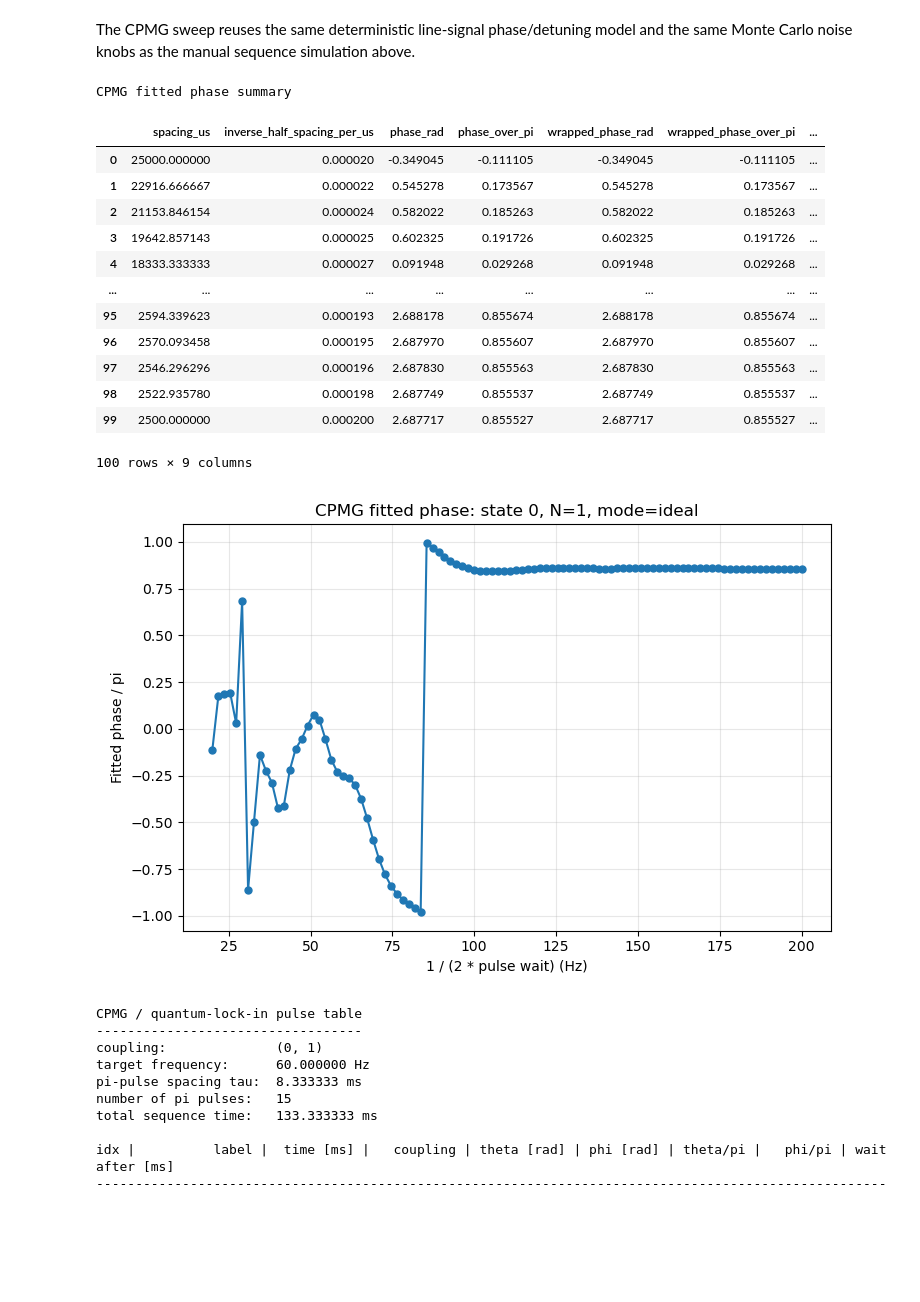
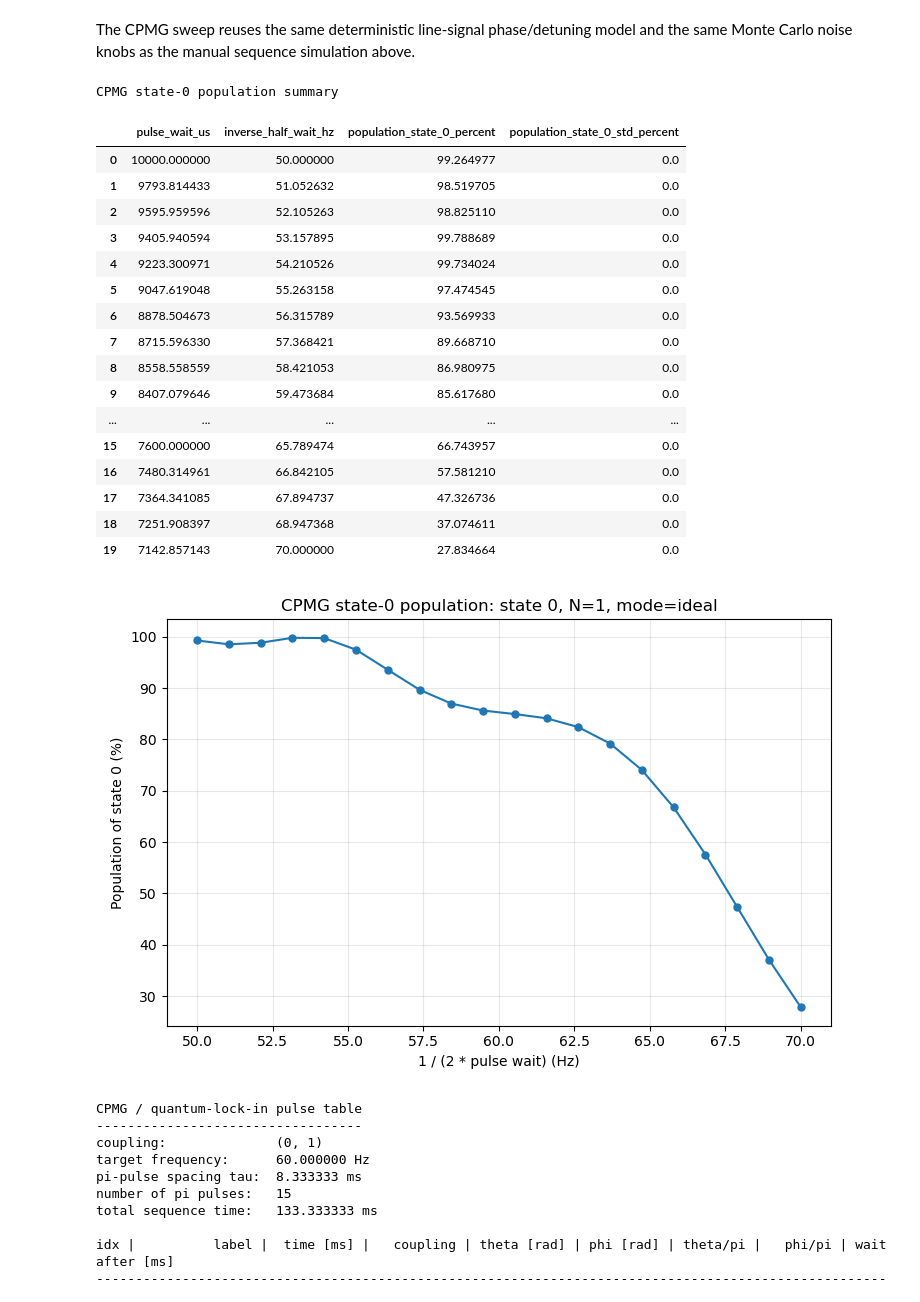
Before and after one commit to GauravTathed/PhD_python_scripts, a Jupyter notebook: General_Simulations/sequence_simulation.ipynb, the cells around one changed output. Drawn from its saved outputs; the diff is of its cells as text; code cells hidden in the pictures; blank space fills up the shorter version.

```diff
--- a/General_Simulations/sequence_simulation.ipynb
+++ b/General_Simulations/sequence_simulation.ipynb
@@ -721,16 +713,16 @@ mappings = {
 }
 
 cpmg_coupling = (0, 1)
-cpmg_num_pi_pulses = 1
-cpmg_measured_state_index = initial_state_index
+cpmg_num_pi_pulses = 3
+cpmg_measured_state_index = 0
 
 cpmg_initial_pi_half_phase_rad = 0.0
 cpmg_pi_pulse_phase_rad = np.pi/2
 cpmg_initial_wait_us = 10467
 
-cpmg_final_pi_half_phases_rad = np.linspace(0.0, 2.0 * np.pi, 61)
+cpmg_final_pi_half_phase_rad = 0.0
 # cpmg_pi_pulse_spacings_us = np.linspace(1000.0, 10000.0, 101)
-cpmg_freq_MHz = np.linspace(50, 70, 20)*1e-6
+cpmg_freq_MHz = np.linspace(20, 200, 500)*1e-6
 cpmg_pi_pulse_spacings_us = (1.0 / (2.0 * cpmg_freq_MHz))
 print(cpmg_pi_pulse_spacings_us)
 # Optional CPMG-only overrides.
@@ -747,10 +752,10 @@ cpmg_sensitivity_mhz_per_g = None
 # %%
-cpmg_sweep_result = run_cpmg_phase_spacing_sweep(
+cpmg_sweep_result = run_cpmg_spacing_sweep(
     coupling=cpmg_coupling,
     mappings=mappings,
     dimension=dimension,
     initial_state=initial_state,
-    final_pi_half_phases_rad=cpmg_final_pi_half_phases_rad,
+    final_pi_half_phase_rad=cpmg_final_pi_half_phase_rad,
     pi_pulse_spacings_us=cpmg_pi_pulse_spacings_us,
     num_pi_pulses=cpmg_num_pi_pulses,
     measured_state_index=cpmg_measured_state_index,
@@ -790,18 +795,19 @@ cpmg_sweep_result = run_cpmg_phase_spacing_sweep(
 
 print(f"measured_state_label = {cpmg_sweep_result['measured_state_label']}")
 print(f"nominal_pi_time_us = {cpmg_sweep_result['nominal_pi_time_us']}")
+print(f"final_pi_half_phase_rad = {cpmg_sweep_result['final_pi_half_phase_rad']}")
 print(f"simulation_mode = {cpmg_sweep_result['simulation_mode']}")
 print(f"use_line_signal = {cpmg_sweep_result['use_line_signal']}")
-print("Example CPMG sequence (first spacing and first final phase):")
+print("Example CPMG sequence (first wait value):")
 display_records(cpmg_sweep_result['sequence_examples']['first']['sequence_steps'])
-plot_cpmg_phase_spacing_sweep(cpmg_sweep_result)
+plot_cpmg_population_vs_wait(cpmg_sweep_result)
 plot_sequence_timeline(
     cpmg_sweep_result['prepared_examples']['first'],
     mappings,
     line_model=line_model,
     use_line_signal=use_line_signal,
     line_reference=line_reference,
-    title_prefix="CPMG timeline (first spacing / first phase)",
+    title_prefix="CPMG timeline (first wait value)",
 )
 # %% [output]
 measured_state_label = 0
@@ -821,28 +832,45 @@ Example CPMG sequence (first spacing and first final phase):
 # %% [markdown]
 The CPMG sweep reuses the same deterministic line-signal phase/detuning model and the same Monte Carlo noise knobs as the manual sequence simulation above.
 # %%
-# Fit each fixed-wait phase scan to offset + A cos(phi - phase), then plot phase vs 1 / (2 * wait).
-cpmg_phase_fit_result = fit_cpmg_spacing_phases(cpmg_sweep_result, unwrap=True)
+# Directly inspect the simulated population of state 0 across the pulse-wait sweep.
+state0_population_records = [
+    {
+        "pulse_wait_us": float(wait_us),
+        "inverse_half_wait_hz": float(freq_hz),
+        "population_state_0_percent": float(100.0 * population),
+        "population_state_0_std_percent": float(100.0 * population_std),
+    }
+    for wait_us, freq_hz, population, population_std in zip(
+        cpmg_sweep_result['pi_pulse_spacings_us'],
+        cpmg_sweep_result['inverse_half_wait_hz'],
+        cpmg_sweep_result['measured_state_population'],
+        cpmg_sweep_result['measured_state_std'],
+    )
+]
 
-print("CPMG fitted phase summary")
-display_records(cpmg_phase_fit_result['fit_records'])
-plot_cpmg_fitted_phase_vs_inverse_spacing(cpmg_phase_fit_result)
+print("CPMG state-0 population summary")
+display_records(state0_population_records)
+plot_cpmg_population_vs_wait(cpmg_sweep_result, title_prefix="CPMG state-0 population")
 # %% [output]
-CPMG fitted phase summary
+CPMG state-0 population summary
-|  | spacing_us | inverse_half_spacing_per_us | phase_rad | phase_over_pi | wrapped_phase_rad | wrapped_phase_over_pi | ... |
-| 0 | 25000.000000 | 0.000020 | -0.349045 | -0.111105 | -0.349045 | -0.111105 | ... |
-| 1 | 22916.666667 | 0.000022 | 0.545278 | 0.173567 | 0.545278 | 0.173567 | ... |
-| 2 | 21153.846154 | 0.000024 | 0.582022 | 0.185263 | 0.582022 | 0.185263 | ... |
-| 3 | 19642.857143 | 0.000025 | 0.602325 | 0.191726 | 0.602325 | 0.191726 | ... |
-| 4 | 18333.333333 | 0.000027 | 0.091948 | 0.029268 | 0.091948 | 0.029268 | ... |
-| ... | ... | ... | ... | ... | ... | ... | ... |
-| 95 | 2594.339623 | 0.000193 | 2.688178 | 0.855674 | 2.688178 | 0.855674 | ... |
-| 96 | 2570.093458 | 0.000195 | 2.687970 | 0.855607 | 2.687970 | 0.855607 | ... |
-| 97 | 2546.296296 | 0.000196 | 2.687830 | 0.855563 | 2.687830 | 0.855563 | ... |
-| 98 | 2522.935780 | 0.000198 | 2.687749 | 0.855537 | 2.687749 | 0.855537 | ... |
-| 99 | 2500.000000 | 0.000200 | 2.687717 | 0.855527 | 2.687717 | 0.855527 | ... |
+|  | pulse_wait_us | inverse_half_wait_hz | population_state_0_percent | population_state_0_std_percent |
+| 0 | 10000.000000 | 50.000000 | 99.264977 | 0.0 |
+| 1 | 9793.814433 | 51.052632 | 98.519705 | 0.0 |
+| 2 | 9595.959596 | 52.105263 | 98.825110 | 0.0 |
+| 3 | 9405.940594 | 53.157895 | 99.788689 | 0.0 |
+| 4 | 9223.300971 | 54.210526 | 99.734024 | 0.0 |
+| 5 | 9047.619048 | 55.263158 | 97.474545 | 0.0 |
+| 6 | 8878.504673 | 56.315789 | 93.569933 | 0.0 |
+| 7 | 8715.596330 | 57.368421 | 89.668710 | 0.0 |
+| 8 | 8558.558559 | 58.421053 | 86.980975 | 0.0 |
+| 9 | 8407.079646 | 59.473684 | 85.617680 | 0.0 |
+| ... | ... | ... | ... | ... |
+| 15 | 7600.000000 | 65.789474 | 66.743957 | 0.0 |
+| 16 | 7480.314961 | 66.842105 | 57.581210 | 0.0 |
+| 17 | 7364.341085 | 67.894737 | 47.326736 | 0.0 |
+| 18 | 7251.908397 | 68.947368 | 37.074611 | 0.0 |
+| 19 | 7142.857143 | 70.000000 | 27.834664 | 0.0 |
-100 rows × 9 columns
-[figure, old version]
+[figure, new version]
 # %%
 %matplotlib widget
 # %%
```
Also changed, not shown: parts of 4 cells of this notebook, 42 other files.
